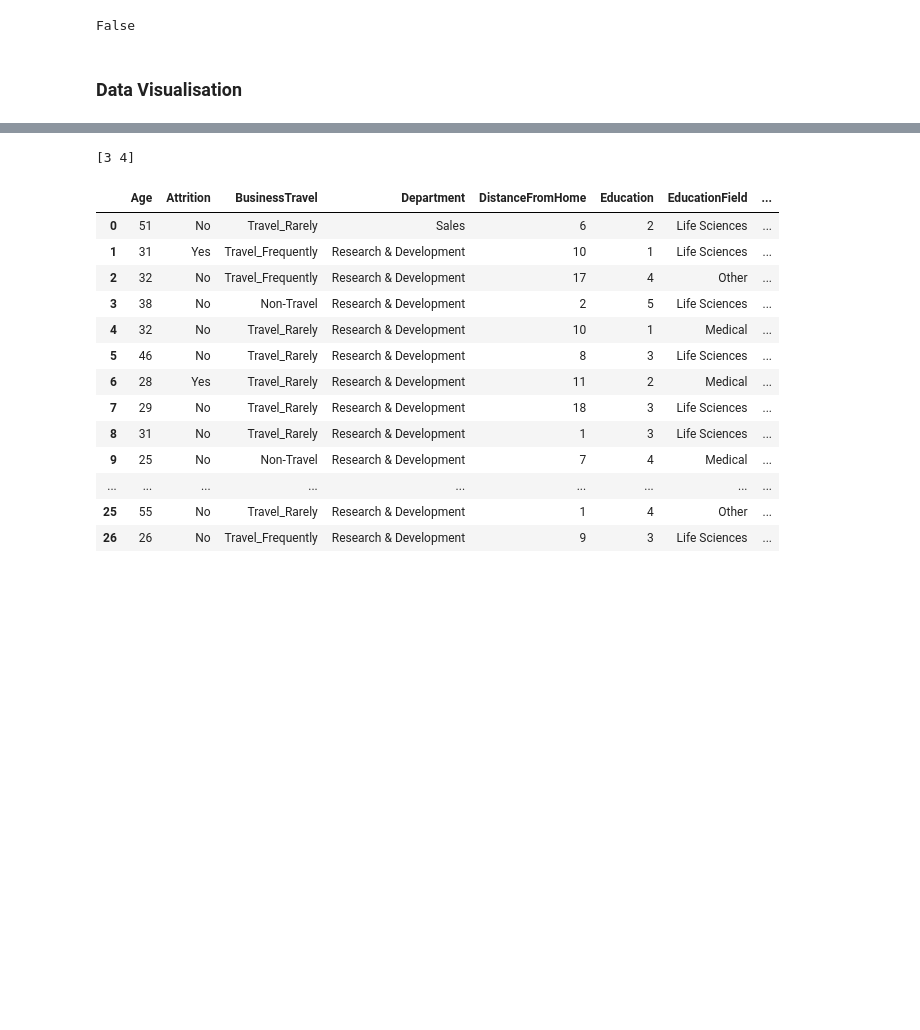
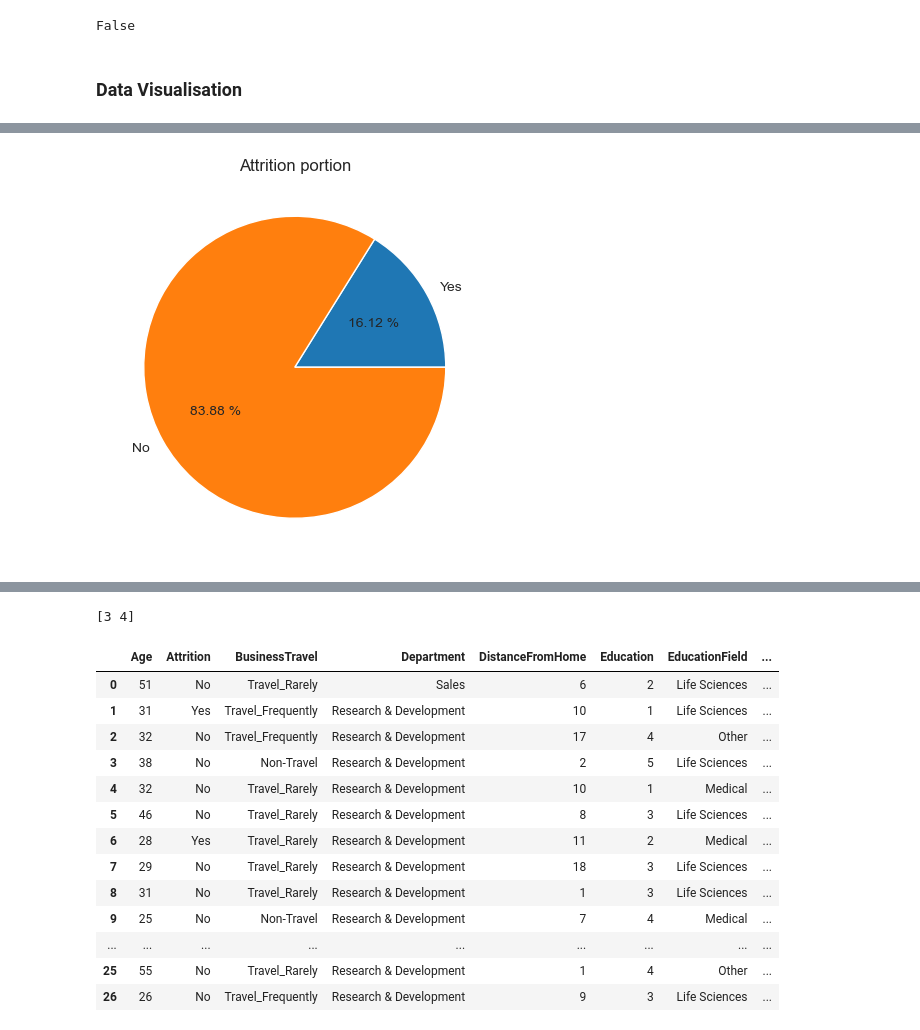
Before and after one commit to JamesLi197412/HR-Analytics, a Jupyter notebook: HRAnalytics.ipynb, the cells around one changed output, grey strips where cells are left out. Cells and saved outputs as stored; diff of their text form; code cells hidden in the pictures; blank space fills up the shorter version.

```diff
--- a/HRAnalytics.ipynb
+++ b/HRAnalytics.ipynb
@@ -300,0 +322,18 @@ words_popular(general,'EducationField','Education Level')
+# %%
+# Portion of Attrition
+types = ['Yes', 'No']
+
+# Portion of male/female
+plt.figure(figsize = (10,5), dpi = 100)
+
+leave = general.loc[general['Attrition'] == types[0]].count()[0]
+stay = general.loc[general['Attrition'] == types[1]].count()[0]
+
+plt.pie([leave, stay], labels = types, autopct = '%.2f %%')
+plt.title('Attrition portion')
+
+plt.show()
+
+#sns.factorplot(data = general, kind = 'count', size = 5, aspect = 3, x = 'Attrition')
+# %% [output]
+[figure, added]
```
Also changed, not shown: parts of 19 cells of this notebook.
